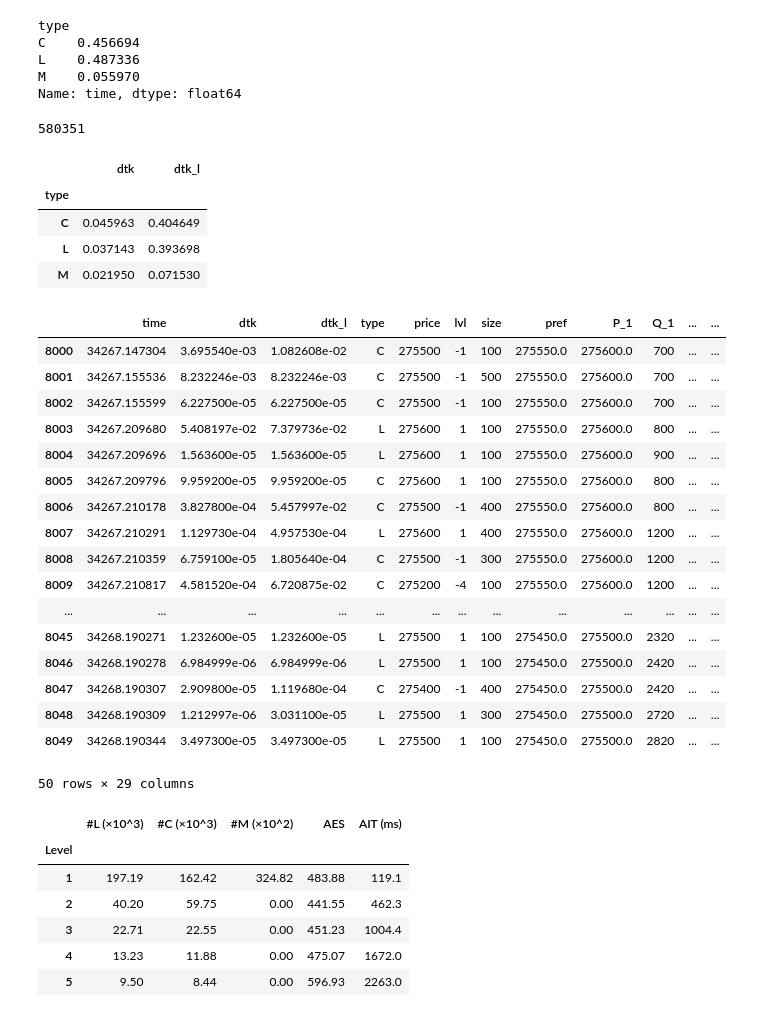
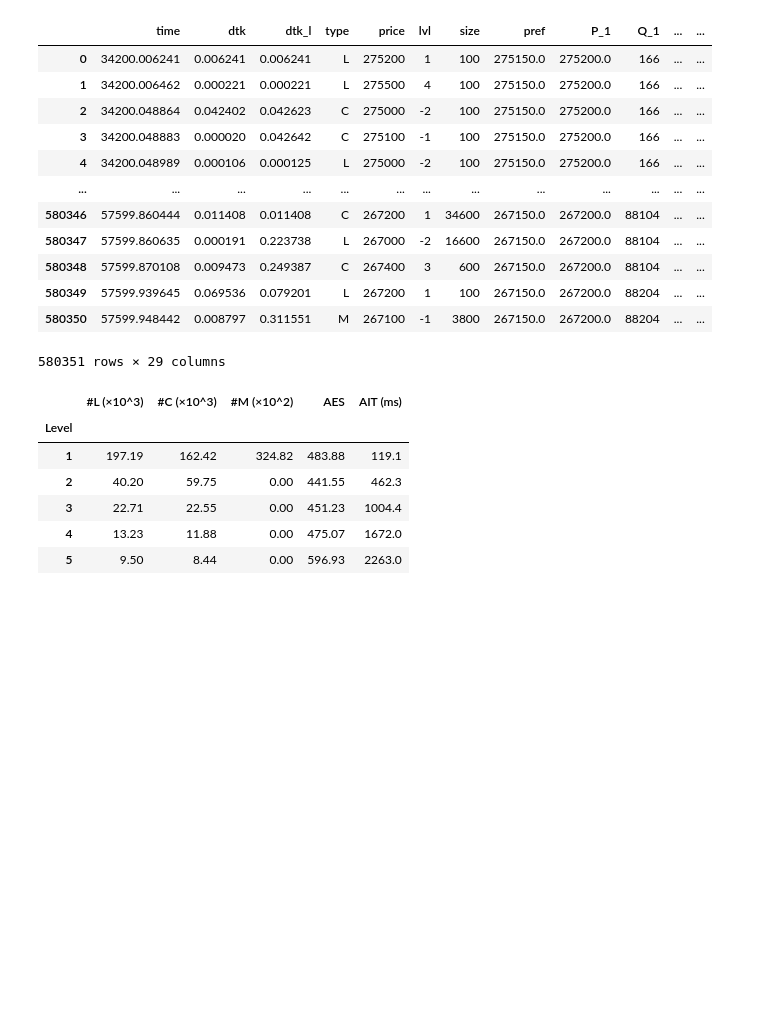
Before and after one commit to archer-paul/DeepQR-Microstructure, a Jupyter notebook: deepNN.ipynb, the cells around one changed output. Drawn from its saved outputs; the diff is of its cells as text; code cells hidden in the pictures; blank space fills up the shorter version.

```diff
--- a/deepNN.ipynb
+++ b/deepNN.ipynb
@@ -8,47 +8,27 @@ from lobster import *
 # %%
 ticker = "INTC"
 message_path  = f"data/LOBSTER_SampleFile_{ticker}_2012-06-21_5/{ticker}_2012-06-21_34200000_57600000_message_5.csv"
 orderbook_path = f"data/LOBSTER_SampleFile_{ticker}_2012-06-21_5/{ticker}_2012-06-21_34200000_57600000_orderbook_5.csv"
 levels=5
 K=5
 
 msg, ob, qr, df = load_lobster_data(message_path, orderbook_path, levels=levels, K=K)
 #[["type", "lvl", "size", "P_1", "Q_1", "P_-1", "Q_-1", "P_2", "Q_2", "P_-2", "Q_-2", "P_3", "Q_3", "P_-3", "Q_-3", "P_4", "Q_4", "P_-4", "Q_-4", "P_5", "Q_5", "P_-5", "Q_-5"]]
-series = (df.groupby("type")["time"].count())/df.__len__()
-display(series)
-print(df.__len__())
-display(df.groupby("type")[["dtk", "dtk_l"]].mean())
-display(df[8000:8050])
+df
 # %% [output]
+|  | time | dtk | dtk_l | type | price | lvl | size | pref | P_1 | Q_1 | ... | ... |
+| 0 | 34200.006241 | 0.006241 | 0.006241 | L | 275200 | 1 | 100 | 275150.0 | 275200.0 | 166 | ... | ... |
+| 1 | 34200.006462 | 0.000221 | 0.000221 | L | 275500 | 4 | 100 | 275150.0 | 275200.0 | 166 | ... | ... |
+| 2 | 34200.048864 | 0.042402 | 0.042623 | C | 275000 | -2 | 100 | 275150.0 | 275200.0 | 166 | ... | ... |
+| 3 | 34200.048883 | 0.000020 | 0.042642 | C | 275100 | -1 | 100 | 275150.0 | 275200.0 | 166 | ... | ... |
+| 4 | 34200.048989 | 0.000106 | 0.000125 | L | 275000 | -2 | 100 | 275150.0 | 275200.0 | 166 | ... | ... |
+| ... | ... | ... | ... | ... | ... | ... | ... | ... | ... | ... | ... | ... |
+| 580346 | 57599.860444 | 0.011408 | 0.011408 | C | 267200 | 1 | 34600 | 267150.0 | 267200.0 | 88104 | ... | ... |
+| 580347 | 57599.860635 | 0.000191 | 0.223738 | L | 267000 | -2 | 16600 | 267150.0 | 267200.0 | 88104 | ... | ... |
+| 580348 | 57599.870108 | 0.009473 | 0.249387 | C | 267400 | 3 | 600 | 267150.0 | 267200.0 | 88104 | ... | ... |
+| 580349 | 57599.939645 | 0.069536 | 0.079201 | L | 267200 | 1 | 100 | 267150.0 | 267200.0 | 88204 | ... | ... |
+| 580350 | 57599.948442 | 0.008797 | 0.311551 | M | 267100 | -1 | 3800 | 267150.0 | 267200.0 | 88204 | ... | ... |
-type
-C    0.456694
-L    0.487336
-M    0.055970
-Name: time, dtype: float64
+580351 rows × 29 columns
-580351
-|  | dtk | dtk_l |
-| type |  |  |
-| C | 0.045963 | 0.404649 |
-| L | 0.037143 | 0.393698 |
-| M | 0.021950 | 0.071530 |
-|  | time | dtk | dtk_l | type | price | lvl | size | pref | P_1 | Q_1 | ... | ... |
-| 8000 | 34267.147304 | 3.695540e-03 | 1.082608e-02 | C | 275500 | -1 | 100 | 275550.0 | 275600.0 | 700 | ... | ... |
-| 8001 | 34267.155536 | 8.232246e-03 | 8.232246e-03 | C | 275500 | -1 | 500 | 275550.0 | 275600.0 | 700 | ... | ... |
-| 8002 | 34267.155599 | 6.227500e-05 | 6.227500e-05 | C | 275500 | -1 | 100 | 275550.0 | 275600.0 | 700 | ... | ... |
-| 8003 | 34267.209680 | 5.408197e-02 | 7.379736e-02 | L | 275600 | 1 | 100 | 275550.0 | 275600.0 | 800 | ... | ... |
-| 8004 | 34267.209696 | 1.563600e-05 | 1.563600e-05 | L | 275600 | 1 | 100 | 275550.0 | 275600.0 | 900 | ... | ... |
-| 8005 | 34267.209796 | 9.959200e-05 | 9.959200e-05 | C | 275600 | 1 | 100 | 275550.0 | 275600.0 | 800 | ... | ... |
-| 8006 | 34267.210178 | 3.827800e-04 | 5.457997e-02 | C | 275500 | -1 | 400 | 275550.0 | 275600.0 | 800 | ... | ... |
-| 8007 | 34267.210291 | 1.129730e-04 | 4.957530e-04 | L | 275600 | 1 | 400 | 275550.0 | 275600.0 | 1200 | ... | ... |
-| 8008 | 34267.210359 | 6.759100e-05 | 1.805640e-04 | C | 275500 | -1 | 300 | 275550.0 | 275600.0 | 1200 | ... | ... |
-| 8009 | 34267.210817 | 4.581520e-04 | 6.720875e-02 | C | 275200 | -4 | 100 | 275550.0 | 275600.0 | 1200 | ... | ... |
-| ... | ... | ... | ... | ... | ... | ... | ... | ... | ... | ... | ... | ... |
-| 8045 | 34268.190271 | 1.232600e-05 | 1.232600e-05 | L | 275500 | 1 | 100 | 275450.0 | 275500.0 | 2320 | ... | ... |
-| 8046 | 34268.190278 | 6.984999e-06 | 6.984999e-06 | L | 275500 | 1 | 100 | 275450.0 | 275500.0 | 2420 | ... | ... |
-| 8047 | 34268.190307 | 2.909800e-05 | 1.119680e-04 | C | 275400 | -1 | 400 | 275450.0 | 275500.0 | 2420 | ... | ... |
-| 8048 | 34268.190309 | 1.212997e-06 | 3.031100e-05 | L | 275500 | 1 | 300 | 275450.0 | 275500.0 | 2720 | ... | ... |
-| 8049 | 34268.190344 | 3.497300e-05 | 3.497300e-05 | L | 275500 | 1 | 100 | 275450.0 | 275500.0 | 2820 | ... | ... |
-50 rows × 29 columns
 # %%
 table1 = make_descriptive_table(df, K=5)
 table1
```
Also changed, not shown: parts of 5 cells of this notebook, 2 other files.
